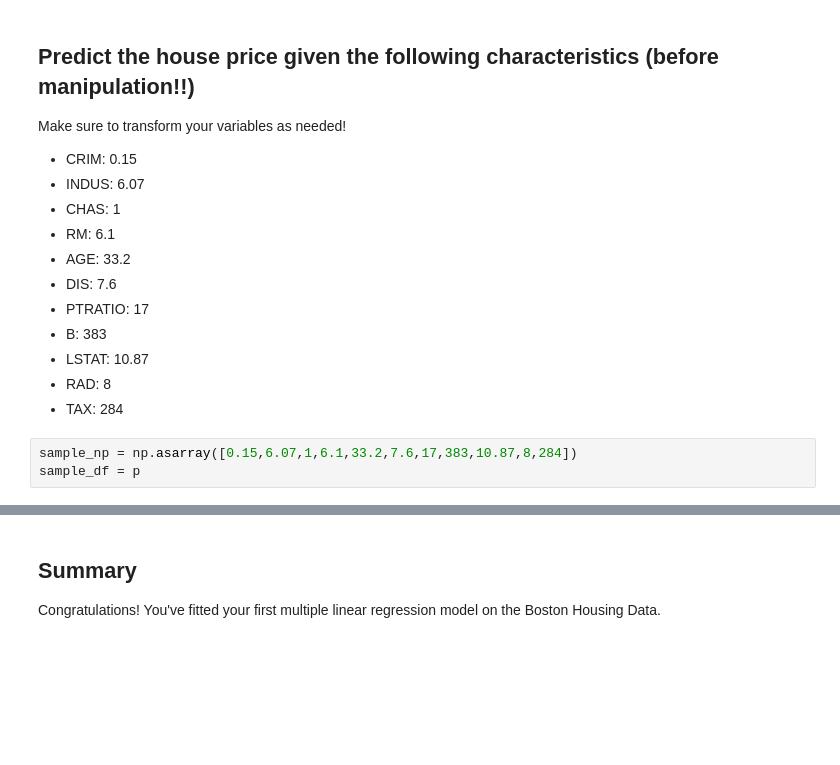
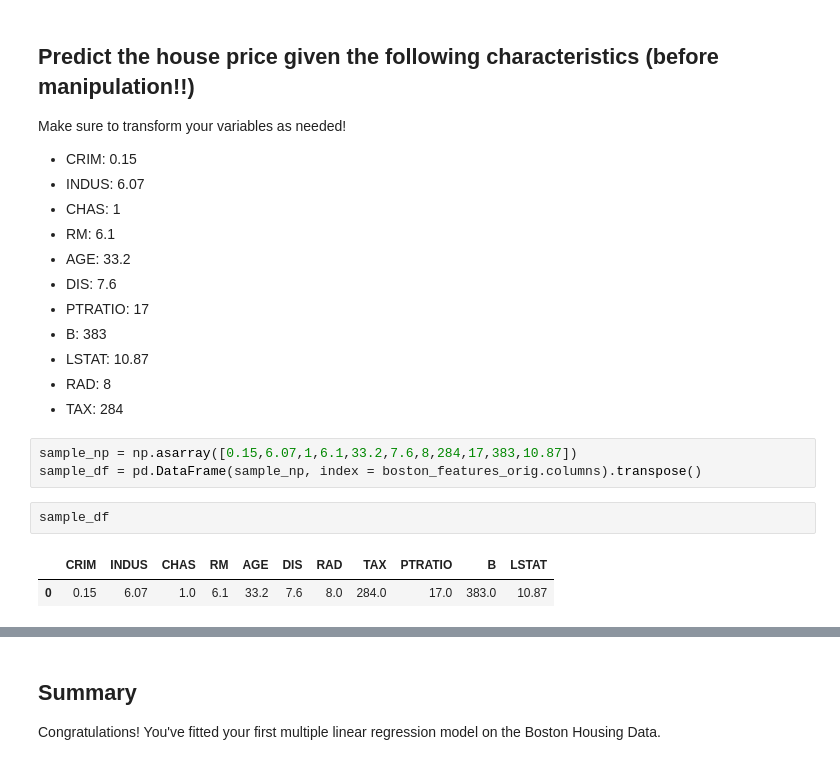
Before and after one commit to Pietrassyk/dsc-multiple-linear-regression-statsmodels-lab-nyc-ds-career-042219, a Jupyter notebook: index.ipynb, the cells around one changed output, grey strips where cells are left out. Saved outputs shown, nothing was run; the diff lists cells and outputs as text; blank space fills up the shorter version.

Commit message:
Transform Sample Data Run Prediction

```diff
--- a/index.ipynb
+++ b/index.ipynb
@@ -219,5 +246,10 @@ Make sure to transform your variables as needed!
 - RAD: 8
 - TAX: 284
 # %%
-sample_np = np.asarray([0.15,6.07,1,6.1,33.2,7.6,17,383,10.87,8,284])
-sample_df = p
+sample_np = np.asarray([0.15,6.07,1,6.1,33.2,7.6,8,284,17,383,10.87])
+sample_df = pd.DataFrame(sample_np, index = boston_features_orig.columns).transpose()
+# %%
+sample_df
+# %% [output]
+|  | CRIM | INDUS | CHAS | RM | AGE | DIS | RAD | TAX | PTRATIO | B | LSTAT |
+| 0 | 0.15 | 6.07 | 1.0 | 6.1 | 33.2 | 7.6 | 8.0 | 284.0 | 17.0 | 383.0 | 10.87 |
```
Also changed, not shown: parts of 11 cells of this notebook.
